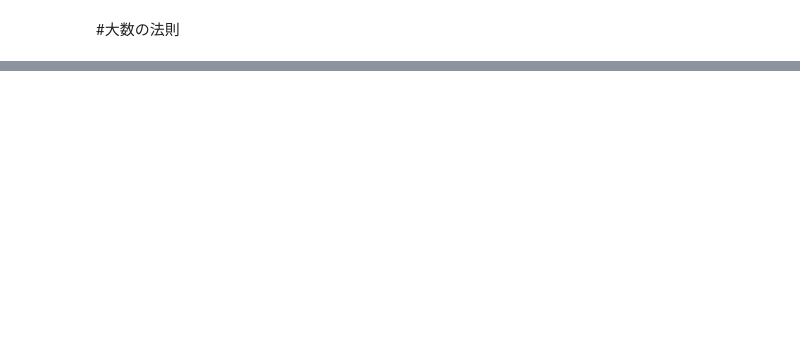
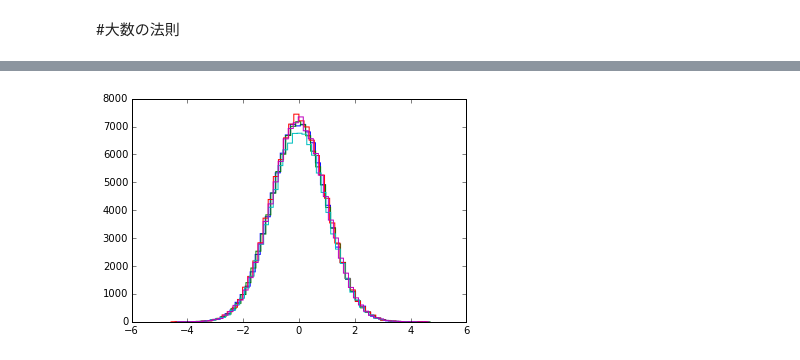
Before and after one commit to Tsutomu-KKE/ipytest, a Jupyter notebook: law of large numbers.ipynb, the cells around one changed output, grey strips where cells are left out. Cells and saved outputs as stored; diff of their text form; code cells hidden in the pictures; blank space fills up the shorter version.

```diff
--- a/law of large numbers.ipynb
+++ b/law of large numbers.ipynb
@@ -16,5 +24,7 @@ for i in range(1, 13):
 # %%
 for i in range(1, 6):
-    hist(sum(random.randn(n) for j in range(i)) / sqrt(i), bins, histtype='step')
+    plt.hist(sum(random.randn(n) for j in range(i)) / sqrt(i), bins, histtype='step')
+# %% [output]
+[figure, added]
 # %%
 for i in range(1, 7):
```
Also changed, not shown: parts of 6 cells of this notebook.
